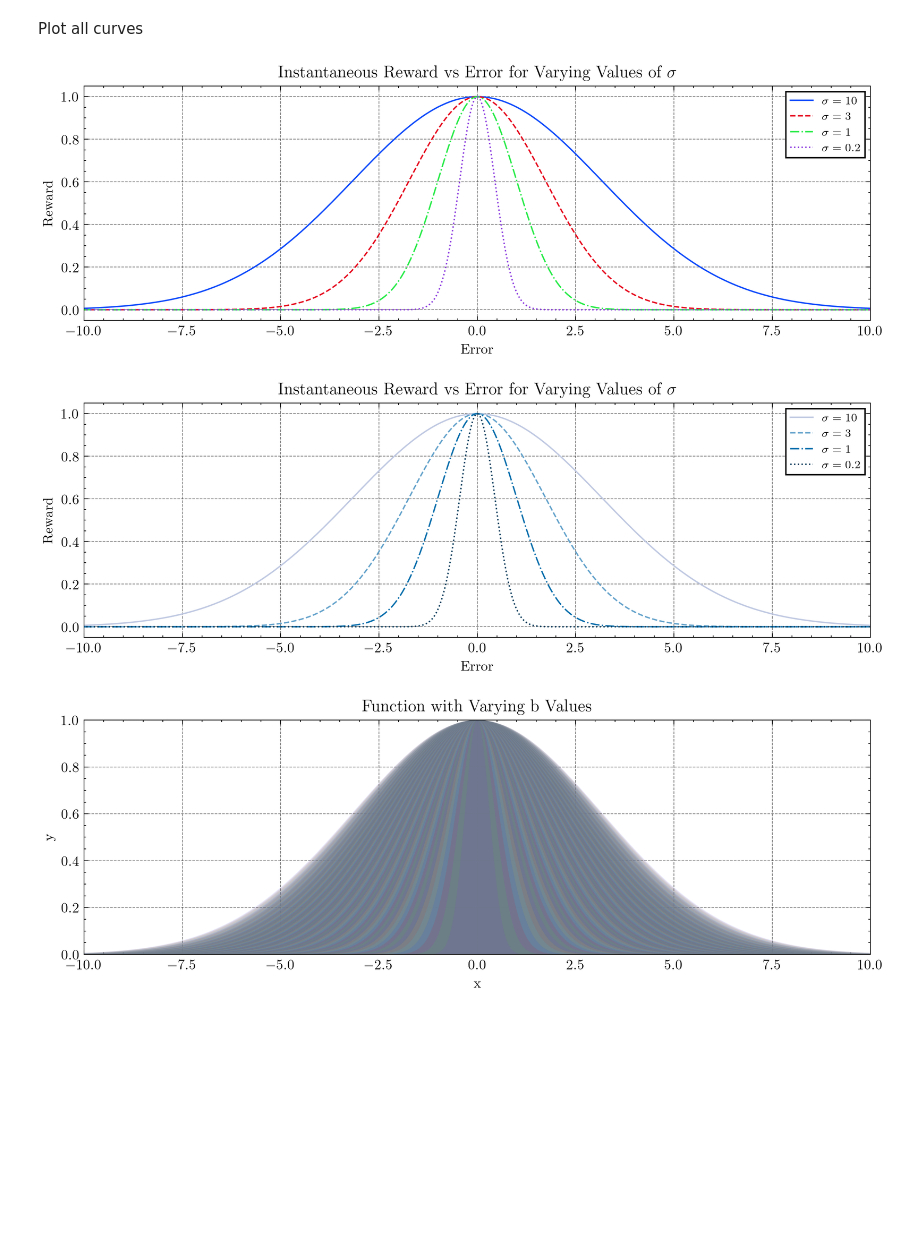
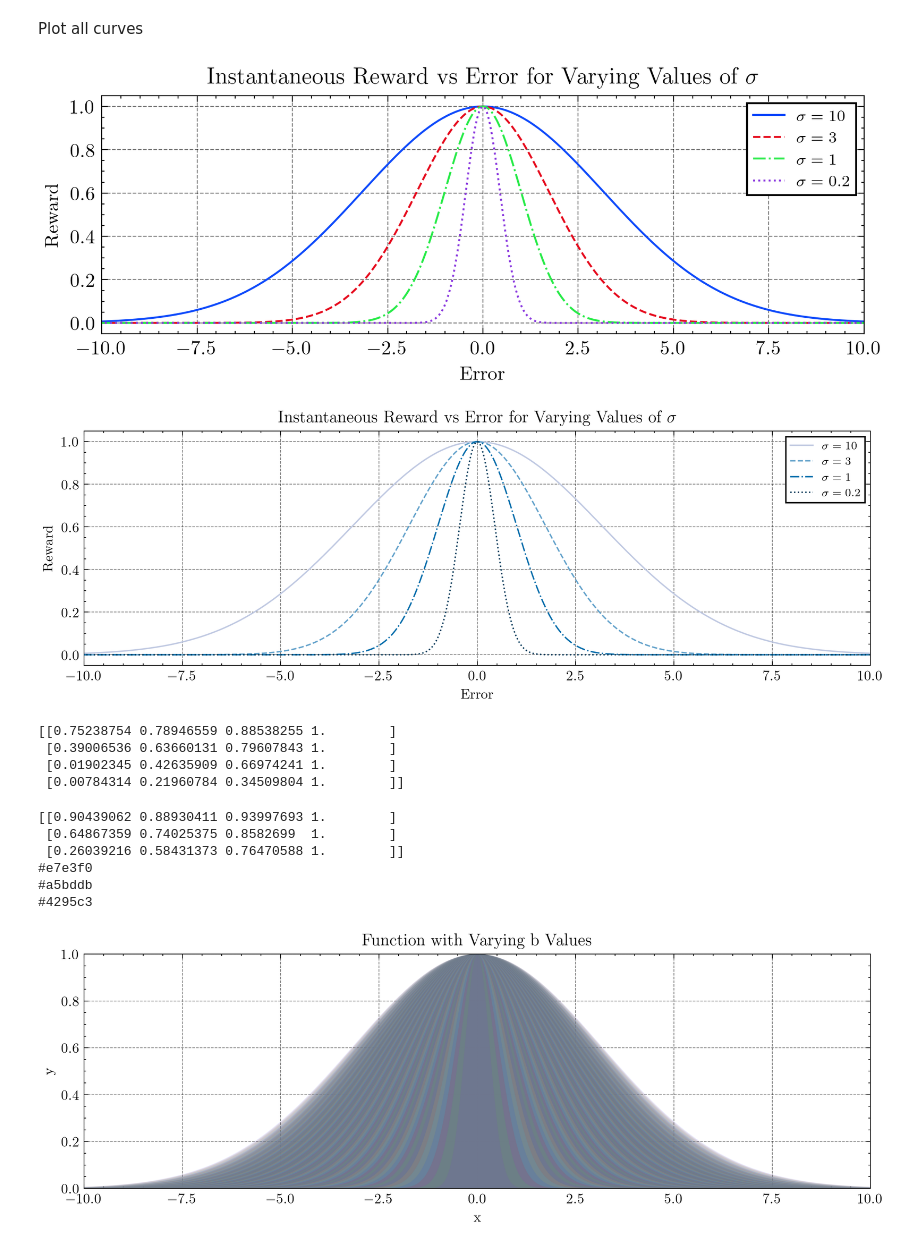
Before and after one commit to fidhalkotta/gym-copter-FTC, a Jupyter notebook: drl/experimentation/rewardModels/modelB/plotRewardFunction.ipynb, the cells around one changed output. Saved outputs shown, nothing was run; the diff lists cells and outputs as text; code cells hidden in the pictures; blank space fills up the shorter version.

```diff
--- a/drl/experimentation/rewardModels/modelB/plotRewardFunction.ipynb
+++ b/drl/experimentation/rewardModels/modelB/plotRewardFunction.ipynb
@@ -17,35 +17,35 @@ import scienceplots
 mpl.rc_file_defaults()
 mpl.rcParams['figure.dpi'] = 300
 mpl.rcParams["legend.edgecolor"] = 'black'
-plt.rc('legend', fontsize=8)
+plt.rc('legend', fontsize=10)
 # %% [markdown]
 Plot all curves
 # %%
 plt.style.use(['science', 'grid', 'high-vis'])
-plt.rcParams['figure.figsize'] = [10, 3]
+plt.rcParams['figure.figsize'] = [7, 2.2]
 
 sigma = [10, 3, 1, 0.2]
 
 x = np.linspace(-15, 15, 1000)
 
 fig, ax = plt.subplots()
 
 for sigma_i in sigma:
     y = np.exp(-0.5 * (x**2) / sigma_i)
     ax.plot(x, y, label=f"$\sigma={sigma_i}$")
 
 ax.legend(fontsize=8, fancybox=False, edgecolor='black')
 ax.set_xlabel('Error')
 ax.set_ylabel('Reward')
 ax.set_xlim([-10, 10])
 ax.set_title('Instantaneous Reward vs Error for Varying Values of $\sigma$')
 
 
-plt.savefig('images/modelBRewardFunction.png', dpi=300)
+plt.savefig('images/modelBRewardFunction-v2.pdf', dpi=300)
 
 plt.show()
 # %% [output]
-[figure, old version]
+[figure, new version]
 # %%
 
 plt.style.use(['science', 'grid', 'high-vis'])
@@ -74,8 +74,27 @@ ax.set_title('Instantaneous Reward vs Error for Varying Values of $\sigma$')
 # plt.savefig('images/modelBRewardFunction.png', dpi=300)
 
 plt.show()
+print(colors)
 # %% [output]
 [figure]
+[[0.75238754 0.78946559 0.88538255 1.        ]
+ [0.39006536 0.63660131 0.79607843 1.        ]
+ [0.01902345 0.42635909 0.66974241 1.        ]
+ [0.00784314 0.21960784 0.34509804 1.        ]]
+# %%
+
+colorsRand = plt.cm.PuBu(np.linspace(0.15,0.6,3))
+print(colorsRand)
+
+for c in colorsRand:
+    print(mpl.colors.to_hex(c, keep_alpha=False))
+# %% [output]
+[[0.90439062 0.88930411 0.93997693 1.        ]
+ [0.64867359 0.74025375 0.8582699  1.        ]
+ [0.26039216 0.58431373 0.76470588 1.        ]]
+#e7e3f0
+#a5bddb
+#4295c3
 # %%
 # Define the function
 def func(x, b):
```
Also changed, not shown: 12 other files.
